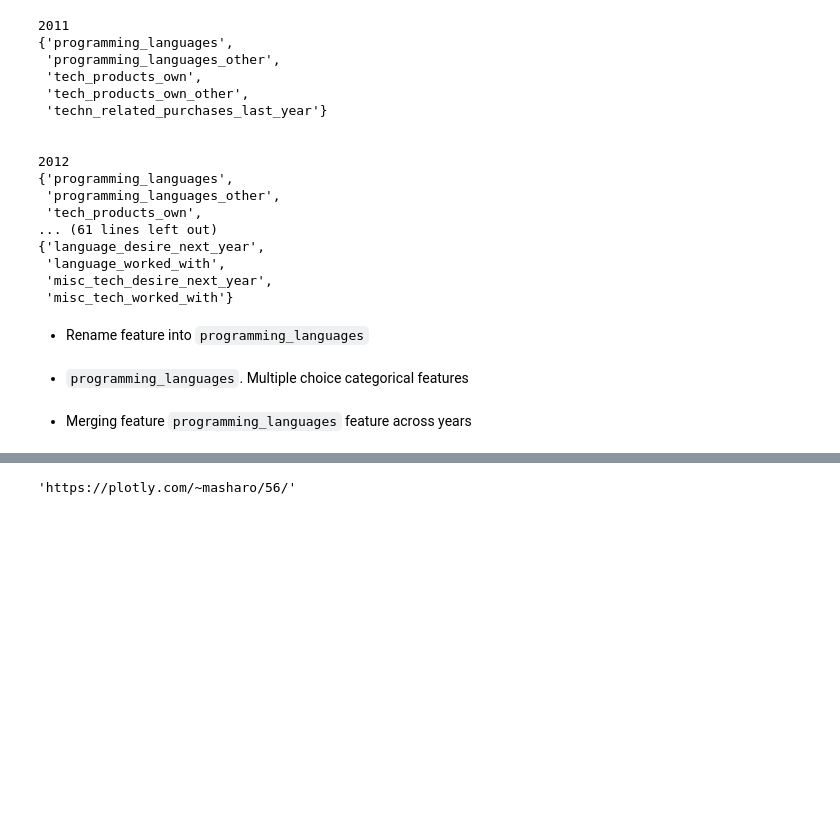
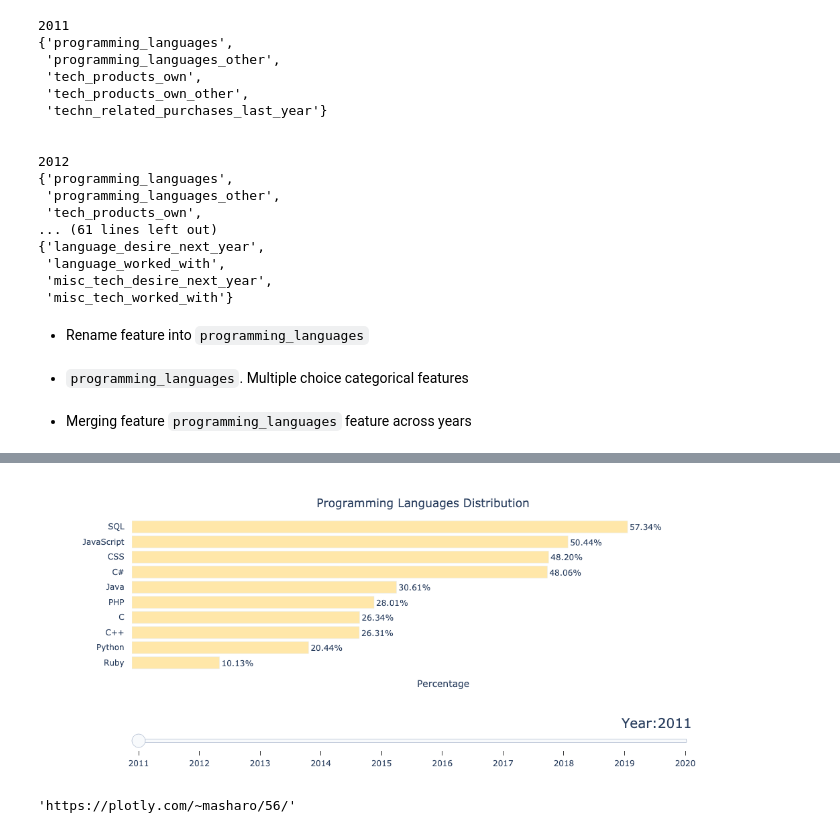
Before and after one commit to IsmaelMasharo/stack-overflow-survey-analysis, a Jupyter notebook: programming_languages_eda.ipynb, the cells around one changed output, grey strips where cells are left out. Drawn from its saved outputs; the diff is of its cells as text; code cells hidden in the pictures; blank space fills up the shorter version.

Commit message:
update programming languages viz

```diff
--- a/programming_languages_eda.ipynb
+++ b/programming_languages_eda.ipynb
@@ -107,0 +69,17 @@ df_explode['tech_type'] = df_explode.programming_languages.map(lambda x: tech_la
+# %%
+n_largest = 10
+lang_per_year = {}
+for year, lang in lang_df.items():
+    # calculating percentage of total users
+    lang_percentage = (lang.sum() / lang.shape[0]).reset_index()
+    lang_percentage.columns = ['language', 'percentage']
+    lang_percentage['year'] = year
+    # filtering by programming language tech type
+    lang_percentage['tech_type'] = lang_percentage.language.map(lambda x: tech_labeling.get(x.lower(), ''))
+    lang_percentage = lang_percentage[lang_percentage.tech_type.isin(['language'])][['year', 'language', 'percentage']]
+    # top programming languages
+    lang_percentage = lang_percentage.nlargest(n=n_largest,columns=['percentage'])
+    # sorting values
+    lang_percentage = lang_percentage.sort_values(by=['percentage']).reset_index(drop=True)
+    # save finally df
+    lang_per_year[year] = lang_percentage
@@ -222,3 +115,74 @@ fig.show()
+# %%
+concat_programming_languages = pd.concat(lang_per_year.values(), ignore_index=True)
+# %%
+fig = px.bar(
+    concat_programming_languages, x="percentage", y="language", text="percentage",
+    animation_frame="year",
+    color_discrete_sequence=['rgb(255, 231, 169)'],
+    hover_data={'year': False, 'language': True, 'percentage':':.2%',},
+)
+
+slider_duration = 400
+for step in range(len(fig.layout.sliders[0].steps)):
+    fig.layout.sliders[0].steps[step].args[1]['transition'] = {"duration": slider_duration, "easing": "cubic-in-out"}
+    fig.layout.sliders[0].steps[step].args[1]['frame'] = {'duration': slider_duration, 'redraw': True}
+
+# button_duration = 1000
+# fig.layout.updatemenus[0].buttons[0].args[1]["transition"]["duration"] = button_duration
+# fig.layout.updatemenus[0].buttons[0].args[1]["frame"]["duration"] = button_duration
+fig.layout.updatemenus[0].buttons = None
+fig.layout.sliders[0]['x'] = 0
+fig.layout.sliders[0]['currentvalue'] = {
+    "font": {"size": 20},
+    "prefix": "Year:",
+    "visible": True,
+    "xanchor": "right"
+}
+
+textposition='outside'
+hovertemplate = "%{y}: %{x:.2%}<br>"+"<extra></extra>"
+for frame in fig.frames:
+    frame.data[0]['hovertemplate'] = hovertemplate
+    frame.data[0]['textposition'] = textposition
+
+fig.update_layout(
+    showlegend=False,
+    xaxis=dict(
+        showgrid=False,
+        showline=False,
+        zeroline=False,
+        showticklabels=False,
+        title='Percentage',
+        range=[0, 0.72]
+    ),
+    yaxis=dict(
+        title='',
+        showgrid=False,
+        showline=False,
+        zeroline=False,
+        ticks= "outside",
+        tickcolor= 'white',
+        ticklen= 8,
+    ),
+    title=dict(
+        text= "Programming Languages Distribution",
+        x=0.5,
+        xanchor='center',
+        yanchor='top'
+    ),
+    plot_bgcolor='rgba(0,0,0,0)',
+    margin= {'l': 140},
+)
+
+fig.update_traces(
+    texttemplate='%{text:.2%}',
+    textposition=textposition,
+    hovertemplate = hovertemplate
+)
+
+fig.show()
+# %% [output]
+[figure, added]
 # %%
 py.plot(fig, filename = 'stack-overflow-languages-over-year')
 # %% [output]
```
Also changed, not shown: parts of 19 cells of this notebook, 2 other files.
